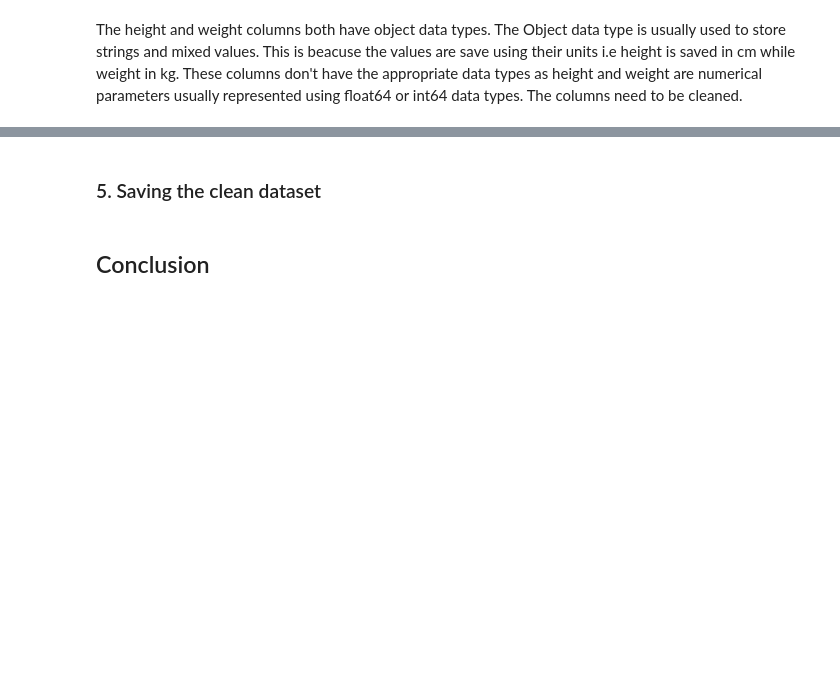
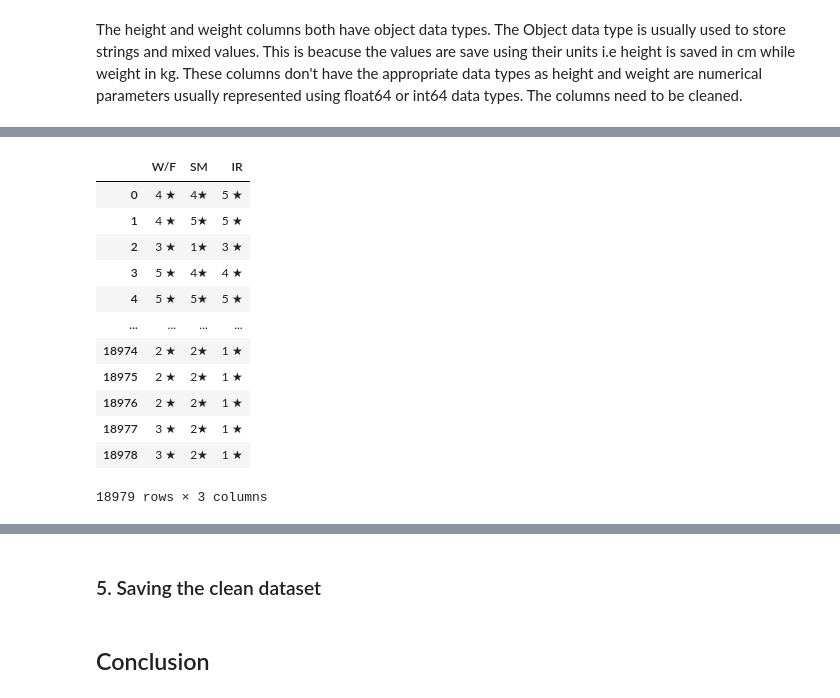
Before and after one commit to see-3pO/fifa21-Data-Cleaning-Project, a Jupyter notebook: fifa21_players_analysis.ipynb, the cells around one changed output, grey strips where cells are left out. Saved outputs shown, nothing was run; the diff lists cells and outputs as text; code cells hidden in the pictures; blank space fills up the shorter version.

```diff
--- a/fifa21_players_analysis.ipynb
+++ b/fifa21_players_analysis.ipynb
@@ -536,0 +883,16 @@ fifa_df['Weight'].unique()
+# %%
+fifa_df[["W/F","SM","IR"]]
+# %% [output]
+|  | W/F | SM | IR |
+| 0 | 4 ★ | 4★ | 5 ★ |
+| 1 | 4 ★ | 5★ | 5 ★ |
+| 2 | 3 ★ | 1★ | 3 ★ |
+| 3 | 5 ★ | 4★ | 4 ★ |
+| 4 | 5 ★ | 5★ | 5 ★ |
+| ... | ... | ... | ... |
+| 18974 | 2 ★ | 2★ | 1 ★ |
+| 18975 | 2 ★ | 2★ | 1 ★ |
+| 18976 | 2 ★ | 2★ | 1 ★ |
+| 18977 | 3 ★ | 2★ | 1 ★ |
+| 18978 | 3 ★ | 2★ | 1 ★ |
+18979 rows × 3 columns
```
Also changed, not shown: parts of 70 cells of this notebook.
